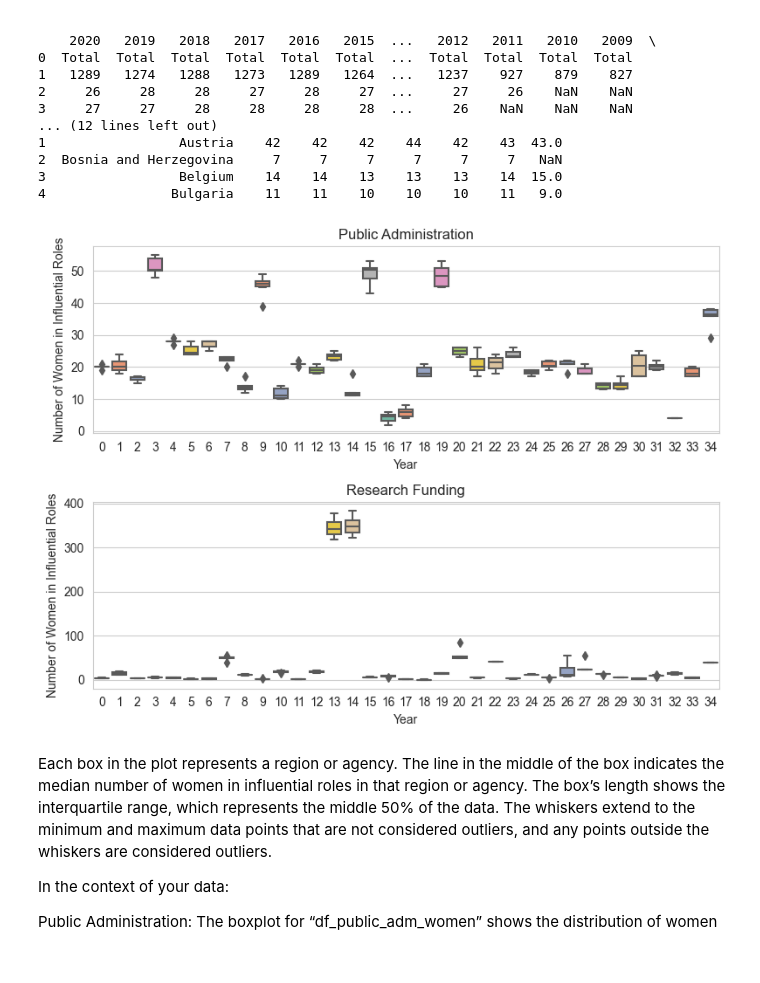
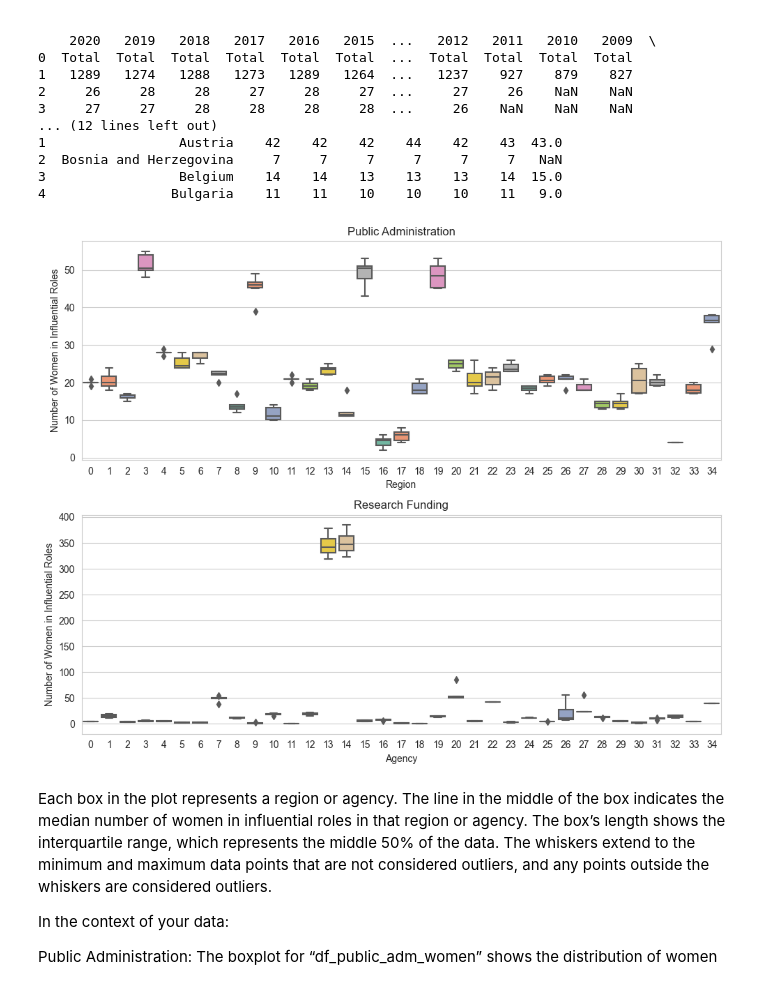
Before and after one commit to alicepicco333/wipEU, a Jupyter notebook: technical_analysis/statistical_analysis.ipynb, the cells around one changed output. Saved outputs shown, nothing was run; the diff lists cells and outputs as text; code cells hidden in the pictures.

```diff
--- a/technical_analysis/statistical_analysis.ipynb
+++ b/technical_analysis/statistical_analysis.ipynb
@@ -306,34 +306,34 @@ print(df_total_research_fundings.head())
 # %%
 import matplotlib.pyplot as plt
 import seaborn as sns  # Import seaborn for advanced plotting options
 
 # Prepare data for boxplot
 public_adm_data = df_public_adm_women.drop(columns=['Agency']).T
 research_funding_data = df_women_research_fundings.drop(columns=['Geographic region']).T
 
 # Create subplots with increased figure size
 fig, axs = plt.subplots(2, figsize=(10, 8))
 
 # Enhance style with seaborn
 sns.set_style("whitegrid")
 
 # Create boxplot for public administration data with added colors and vertical orientation
 sns.boxplot(data=public_adm_data, orient='v', palette="Set2", ax=axs[0])
 axs[0].set_title('Public Administration')
 axs[0].set_ylabel('Number of Women in Influential Roles')
-axs[0].set_xlabel('Year')
+axs[0].set_xlabel('Region')
 
 # Create boxplot for research funding data with added colors and vertical orientation
 sns.boxplot(data=research_funding_data, orient='v', palette="Set2", ax=axs[1])
 axs[1].set_title('Research Funding')
 axs[1].set_ylabel('Number of Women in Influential Roles')
-axs[1].set_xlabel('Year')
+axs[1].set_xlabel('Agency')
 
 # Adjust layout to prevent overlap and ensure readability
 plt.tight_layout()
 plt.show()
 # %% [output]
-[figure, old version]
+[figure, new version]
 # %% [markdown]
 Each box in the plot represents a region or agency. The line in the middle of the box indicates the median number of women in influential roles in that region or agency. The box’s length shows the interquartile range, which represents the middle 50% of the data. The whiskers extend to the minimum and maximum data points that are not considered outliers, and any points outside the whiskers are considered outliers.
 
```
Also changed, not shown: parts of 1 cell of this notebook.
